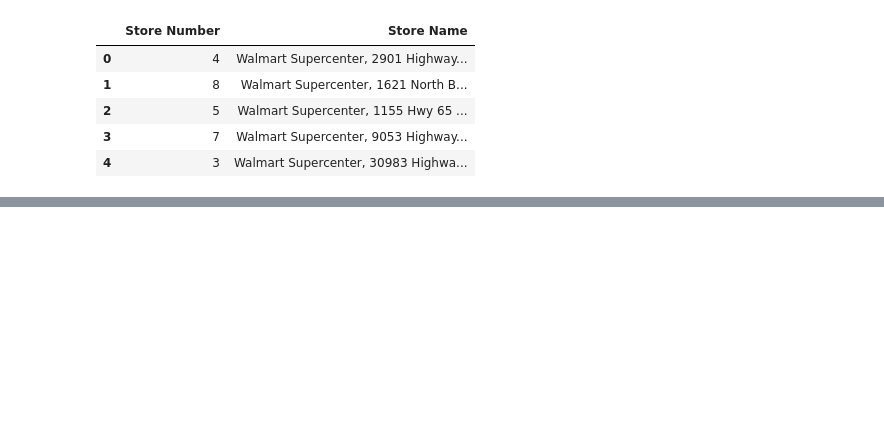
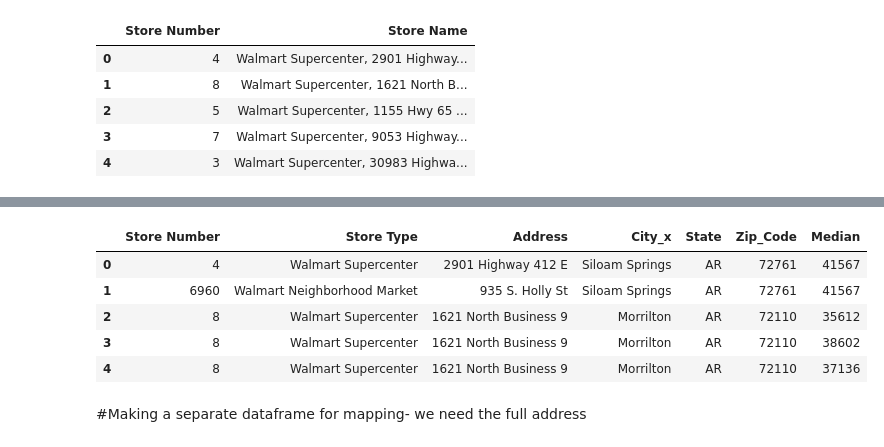
Before and after one commit to deedeeshaw/Project-DERK, a Jupyter notebook: WalmartAnalysis.ipynb, the cells around one changed output, grey strips where cells are left out. Saved outputs shown, nothing was run; the diff lists cells and outputs as text; code cells hidden in the pictures; blank space fills up the shorter version.

```diff
--- a/WalmartAnalysis.ipynb
+++ b/WalmartAnalysis.ipynb
@@ -71,0 +99,14 @@ new_walmart1_df = new_walmart1_df["Rest"].str.split("  ", n = 0, expand = True)
+# %%
+
+#Keep only the variables we need
+walmart_new_pd = walinc_table_pd[['Store Number', 'Store Type', 'Address', 'City_x', 'State', 'Zip_Code', 'Median']]
+walmart_new_pd.head()
+# %% [output]
+|  | Store Number | Store Type | Address | City_x | State | Zip_Code | Median |
+| 0 | 4 | Walmart Supercenter | 2901 Highway 412 E | Siloam Springs | AR | 72761 | 41567 |
+| 1 | 6960 | Walmart Neighborhood Market | 935 S. Holly St | Siloam Springs | AR | 72761 | 41567 |
+| 2 | 8 | Walmart Supercenter | 1621 North Business 9 | Morrilton | AR | 72110 | 35612 |
+| 3 | 8 | Walmart Supercenter | 1621 North Business 9 | Morrilton | AR | 72110 | 38602 |
+| 4 | 8 | Walmart Supercenter | 1621 North Business 9 | Morrilton | AR | 72110 | 37136 |
+# %% [markdown]
+#Making a separate dataframe for mapping- we need the full address
```
Also changed, not shown: parts of 22 cells of this notebook, 4 other files.
